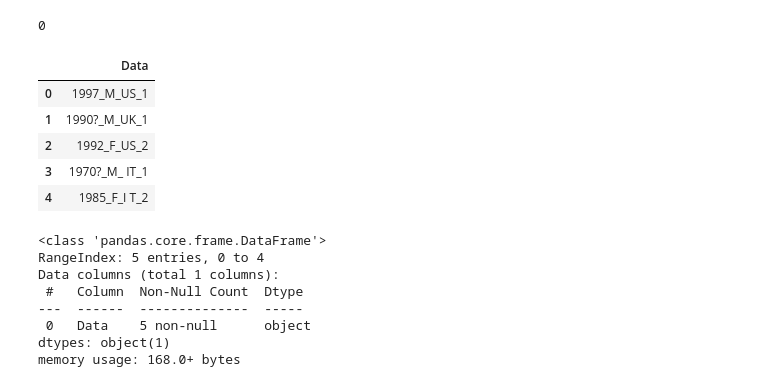
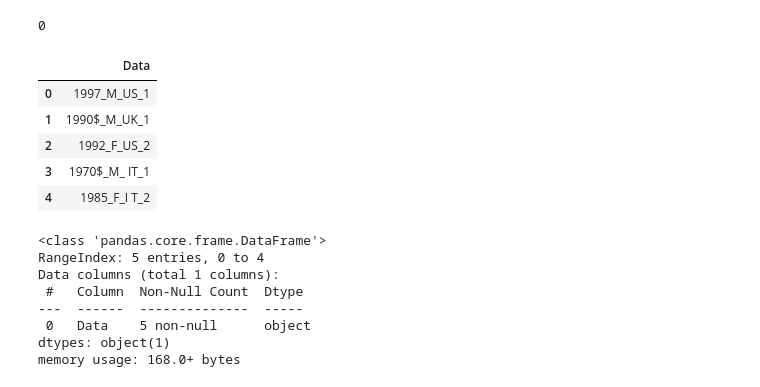
Before and after one commit to MbuyiseloNtando/Airspace-Forecasting, a Jupyter notebook: Forecast_collab.ipynb, the cells around one changed output. Cells and saved outputs as stored; diff of their text form; code cells hidden in the pictures.

```diff
--- a/Forecast_collab.ipynb
+++ b/Forecast_collab.ipynb
@@ -87,19 +87,19 @@ df.duplicated().sum()
 # %%
 df = pd.DataFrame({
     'Data' : ['1997_M_US_1',
-              '1990?_M_UK_1',
+              '1990$_M_UK_1',
               '1992_F_US_2',
-              '1970?_M_   IT_1',
+              '1970$_M_   IT_1',
               '1985_F_I  T_2'
               ]
 })
 df
 # %% [output]
 |  | Data |
 | 0 | 1997_M_US_1 |
-| 1 | 1990?_M_UK_1 |
+| 1 | 1990$_M_UK_1 |
 | 2 | 1992_F_US_2 |
-| 3 | 1970?_M_ IT_1 |
+| 3 | 1970$_M_ IT_1 |
 | 4 | 1985_F_I T_2 |
 # %%
 df.info()
```
Also changed, not shown: parts of 11 cells of this notebook.
